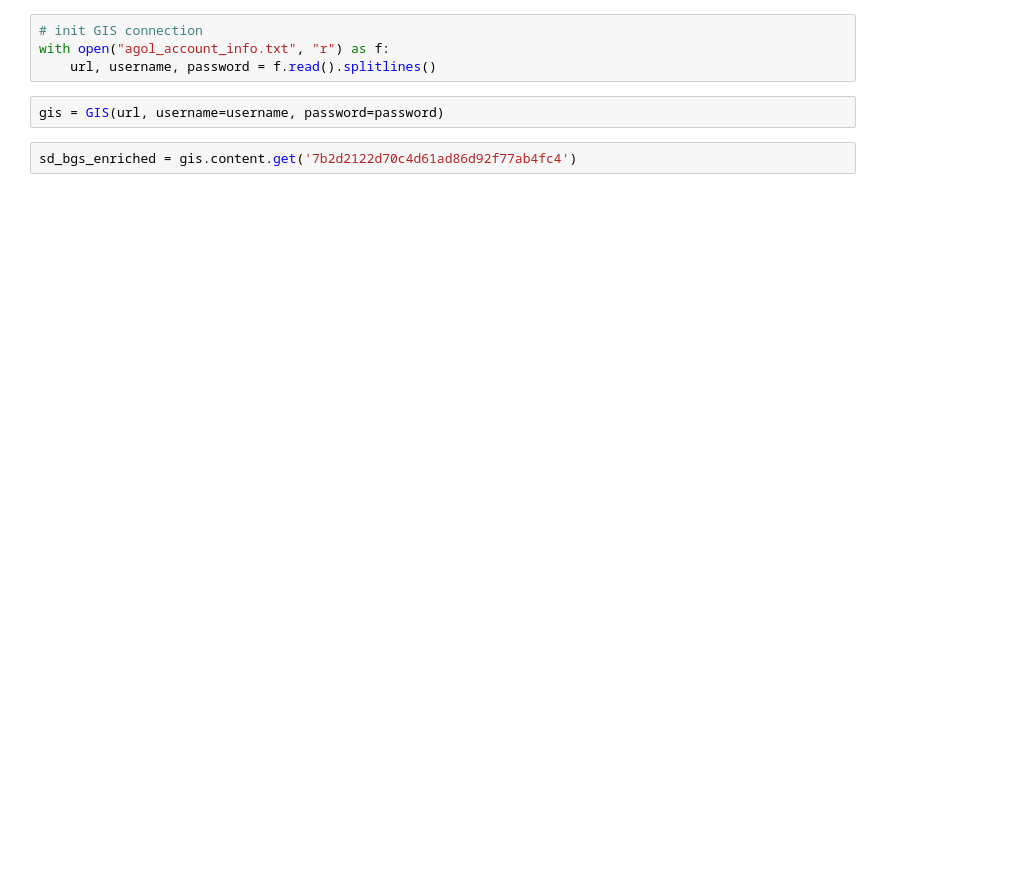
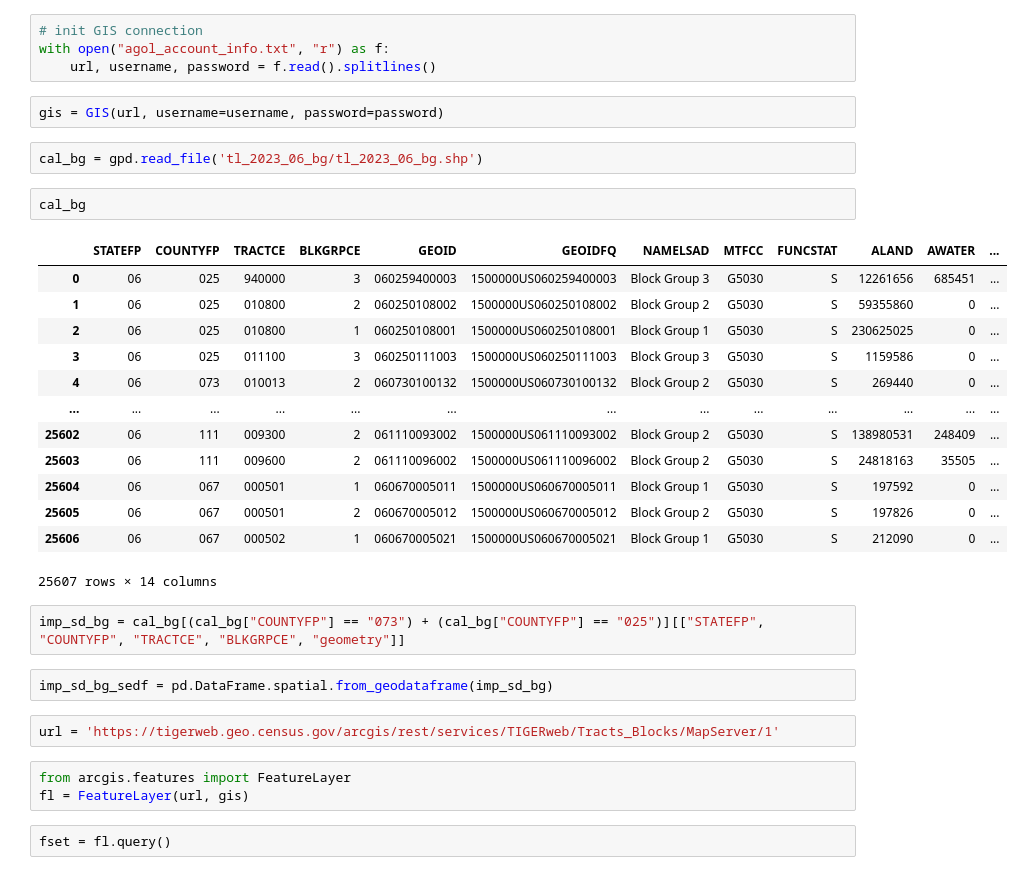
Before and after one commit to MuscularBrain/Nourish, a Jupyter notebook: Enrich.ipynb, the cells around one changed output. Saved outputs shown, nothing was run; the diff lists cells and outputs as text; blank space fills up the shorter version.

```diff
--- a/Enrich.ipynb
+++ b/Enrich.ipynb
@@ -13,5 +14,32 @@ with open("agol_account_info.txt", "r") as f:
     url, username, password = f.read().splitlines()
 # %%
 gis = GIS(url, username=username, password=password)
-# %%
-sd_bgs_enriched = gis.content.get('7b2d2122d70c4d61ad86d92f77ab4fc4')
+# %%
+cal_bg = gpd.read_file('tl_2023_06_bg/tl_2023_06_bg.shp')
+# %%
+cal_bg
+# %% [output]
+|  | STATEFP | COUNTYFP | TRACTCE | BLKGRPCE | GEOID | GEOIDFQ | NAMELSAD | MTFCC | FUNCSTAT | ALAND | AWATER | ... |
+| 0 | 06 | 025 | 940000 | 3 | 060259400003 | 1500000US060259400003 | Block Group 3 | G5030 | S | 12261656 | 685451 | ... |
+| 1 | 06 | 025 | 010800 | 2 | 060250108002 | 1500000US060250108002 | Block Group 2 | G5030 | S | 59355860 | 0 | ... |
+| 2 | 06 | 025 | 010800 | 1 | 060250108001 | 1500000US060250108001 | Block Group 1 | G5030 | S | 230625025 | 0 | ... |
+| 3 | 06 | 025 | 011100 | 3 | 060250111003 | 1500000US060250111003 | Block Group 3 | G5030 | S | 1159586 | 0 | ... |
+| 4 | 06 | 073 | 010013 | 2 | 060730100132 | 1500000US060730100132 | Block Group 2 | G5030 | S | 269440 | 0 | ... |
+| ... | ... | ... | ... | ... | ... | ... | ... | ... | ... | ... | ... | ... |
+| 25602 | 06 | 111 | 009300 | 2 | 061110093002 | 1500000US061110093002 | Block Group 2 | G5030 | S | 138980531 | 248409 | ... |
+| 25603 | 06 | 111 | 009600 | 2 | 061110096002 | 1500000US061110096002 | Block Group 2 | G5030 | S | 24818163 | 35505 | ... |
+| 25604 | 06 | 067 | 000501 | 1 | 060670005011 | 1500000US060670005011 | Block Group 1 | G5030 | S | 197592 | 0 | ... |
+| 25605 | 06 | 067 | 000501 | 2 | 060670005012 | 1500000US060670005012 | Block Group 2 | G5030 | S | 197826 | 0 | ... |
+| 25606 | 06 | 067 | 000502 | 1 | 060670005021 | 1500000US060670005021 | Block Group 1 | G5030 | S | 212090 | 0 | ... |
+25607 rows × 14 columns
+# %%
+imp_sd_bg = cal_bg[(cal_bg["COUNTYFP"] == "073") + (cal_bg["COUNTYFP"] == "025")][["STATEFP", "COUNTYFP", "TRACTCE", "BLKGRPCE", "geometry"]]
+# %%
+imp_sd_bg_sedf = pd.DataFrame.spatial.from_geodataframe(imp_sd_bg)
+# %%
+url = 'https://tigerweb.geo.census.gov/arcgis/rest/services/TIGERweb/Tracts_Blocks/MapServer/1'
+# %%
+from arcgis.features import FeatureLayer
+fl = FeatureLayer(url, gis)
+# %% [raw]
+fset = fl.query()
```
Also changed, not shown: parts of 21 cells of this notebook, 2 other files.
